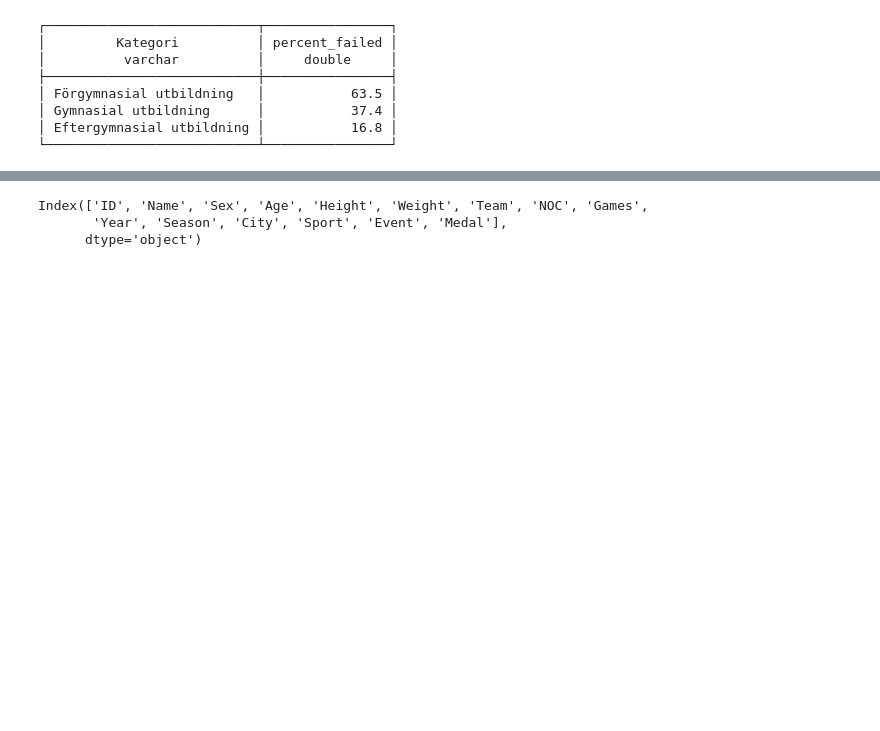
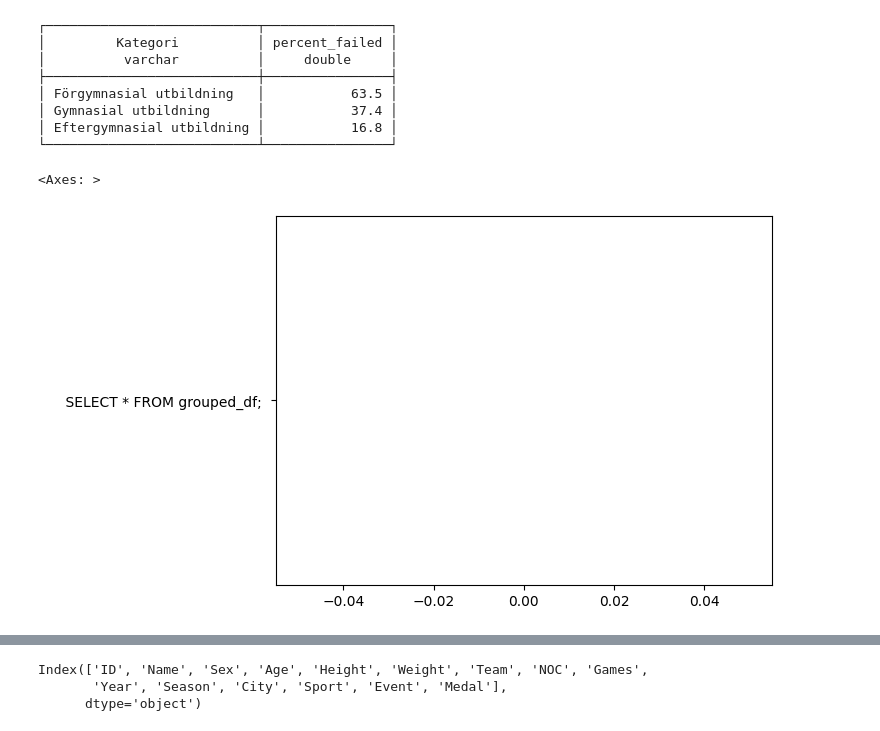
Before and after one commit to johnsandsjo/data-platform-dev-john-sandsjo-de24, a Jupyter notebook: exercises/exercise_1/exer1.ipynb, the cells around one changed output, grey strips where cells are left out. Saved outputs shown, nothing was run; the diff lists cells and outputs as text; code cells hidden in the pictures; blank space fills up the shorter version.

```diff
--- a/exercises/exercise_1/exer1.ipynb
+++ b/exercises/exercise_1/exer1.ipynb
@@ -114,6 +114,12 @@ duckdb.query(query)
 │ Gymnasial utbildning      │           37.4 │
 │ Eftergymnasial utbildning │           16.8 │
 └───────────────────────────┴────────────────┘
+# %%
+import seaborn as sns
+sns.barplot(data=query)
+# %% [output]
+<Axes: >
+[figure, added]
 # %%
 import pandas as pd
 df_os = pd.read_csv("data/athlete_events.csv")
```
Also changed, not shown: 1 other file.
